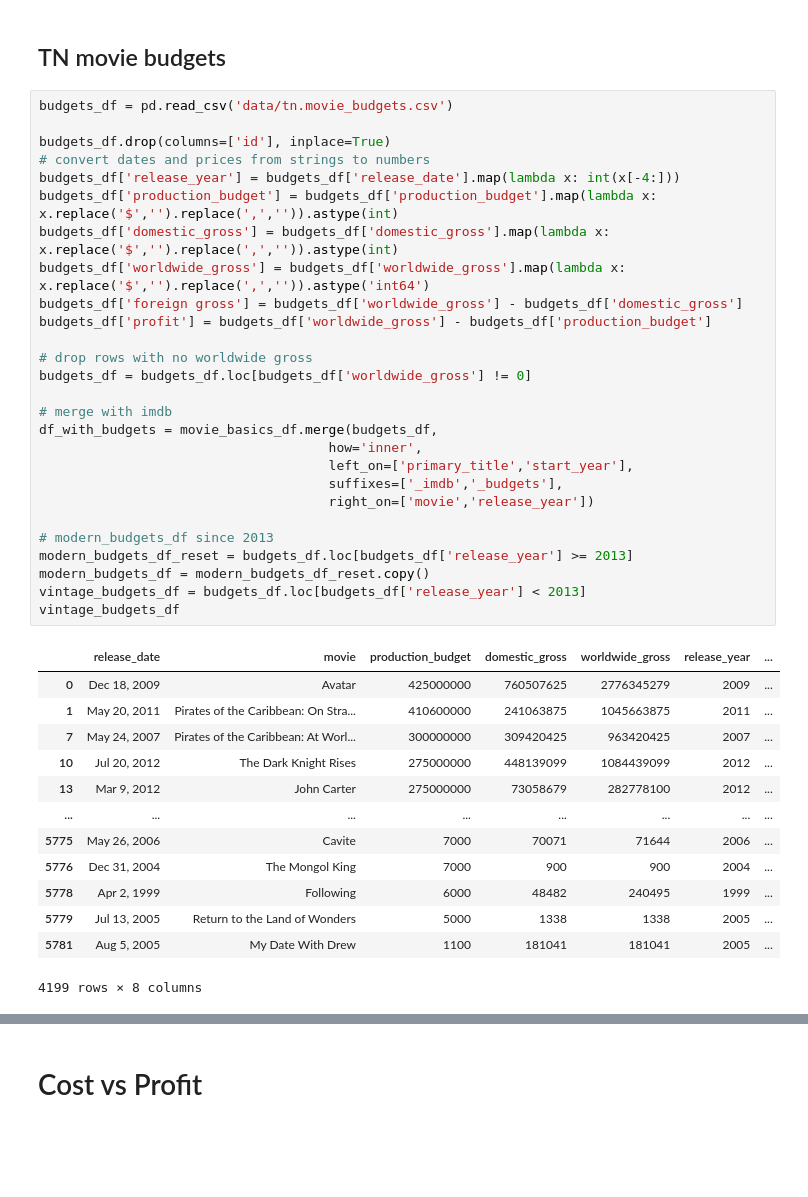
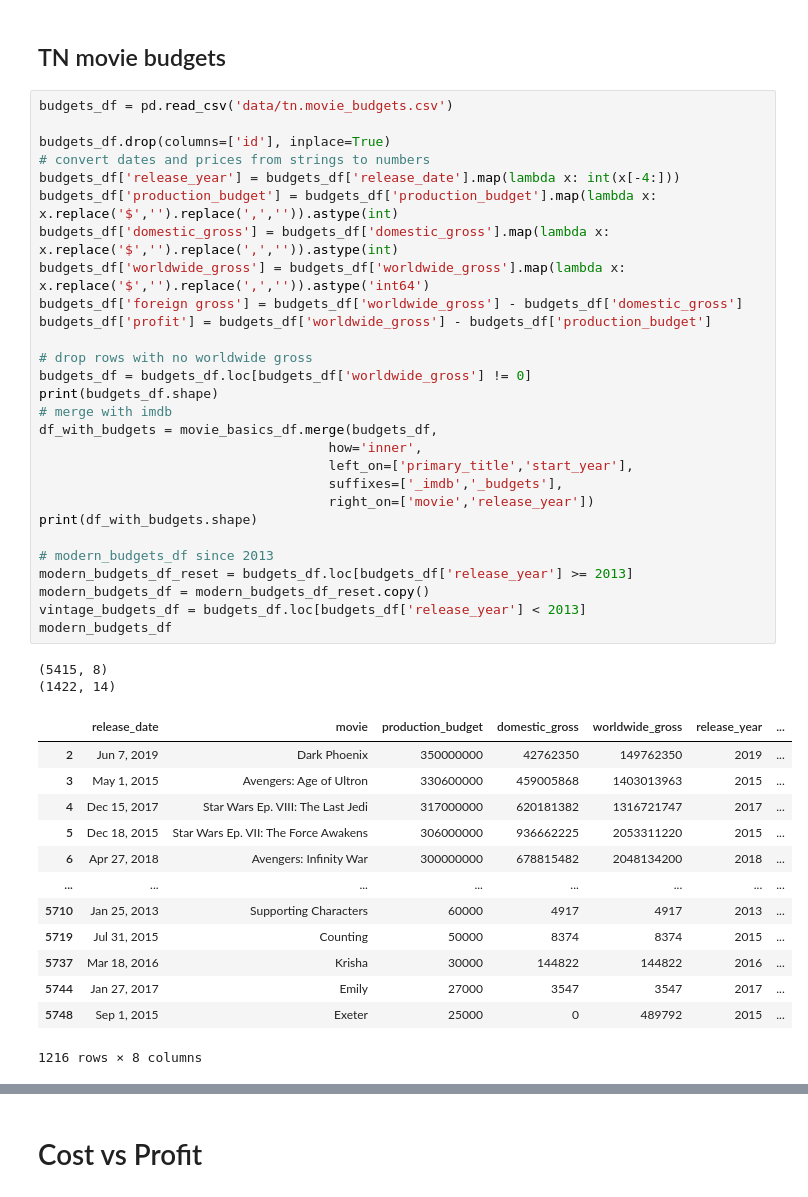
Before and after one commit to alexanderdaffara/Movies_Insights_EDA, a Jupyter notebook: Alex-Notebook.ipynb, the cells around one changed output, grey strips where cells are left out. Saved outputs shown, nothing was run; the diff lists cells and outputs as text; blank space fills up the shorter version.

```diff
--- a/Alex-Notebook.ipynb
+++ b/Alex-Notebook.ipynb
@@ -164,44 +197,47 @@ df_with_gross
 # %%
 budgets_df = pd.read_csv('data/tn.movie_budgets.csv')
 
 budgets_df.drop(columns=['id'], inplace=True)
 # convert dates and prices from strings to numbers
 budgets_df['release_year'] = budgets_df['release_date'].map(lambda x: int(x[-4:]))
 budgets_df['production_budget'] = budgets_df['production_budget'].map(lambda x: x.replace('$','').replace(',','')).astype(int)
 budgets_df['domestic_gross'] = budgets_df['domestic_gross'].map(lambda x: x.replace('$','').replace(',','')).astype(int)
 budgets_df['worldwide_gross'] = budgets_df['worldwide_gross'].map(lambda x: x.replace('$','').replace(',','')).astype('int64')
 budgets_df['foreign gross'] = budgets_df['worldwide_gross'] - budgets_df['domestic_gross']
 budgets_df['profit'] = budgets_df['worldwide_gross'] - budgets_df['production_budget']
 
 # drop rows with no worldwide gross
 budgets_df = budgets_df.loc[budgets_df['worldwide_gross'] != 0]
-
+print(budgets_df.shape)
 # merge with imdb
 df_with_budgets = movie_basics_df.merge(budgets_df,
                                      how='inner',
                                      left_on=['primary_title','start_year'],
                                      suffixes=['_imdb','_budgets'],
                                      right_on=['movie','release_year'])
+print(df_with_budgets.shape)
 
 # modern_budgets_df since 2013
 modern_budgets_df_reset = budgets_df.loc[budgets_df['release_year'] >= 2013]
 modern_budgets_df = modern_budgets_df_reset.copy()
 vintage_budgets_df = budgets_df.loc[budgets_df['release_year'] < 2013]
-vintage_budgets_df
+modern_budgets_df
 # %% [output]
+(5415, 8)
+(1422, 14)
 |  | release_date | movie | production_budget | domestic_gross | worldwide_gross | release_year | ... |
-| 0 | Dec 18, 2009 | Avatar | 425000000 | 760507625 | 2776345279 | 2009 | ... |
-| 1 | May 20, 2011 | Pirates of the Caribbean: On Stra... | 410600000 | 241063875 | 1045663875 | 2011 | ... |
-| 7 | May 24, 2007 | Pirates of the Caribbean: At Worl... | 300000000 | 309420425 | 963420425 | 2007 | ... |
-| 10 | Jul 20, 2012 | The Dark Knight Rises | 275000000 | 448139099 | 1084439099 | 2012 | ... |
-| 13 | Mar 9, 2012 | John Carter | 275000000 | 73058679 | 282778100 | 2012 | ... |
+| 2 | Jun 7, 2019 | Dark Phoenix | 350000000 | 42762350 | 149762350 | 2019 | ... |
+| 3 | May 1, 2015 | Avengers: Age of Ultron | 330600000 | 459005868 | 1403013963 | 2015 | ... |
+| 4 | Dec 15, 2017 | Star Wars Ep. VIII: The Last Jedi | 317000000 | 620181382 | 1316721747 | 2017 | ... |
+| 5 | Dec 18, 2015 | Star Wars Ep. VII: The Force Awakens | 306000000 | 936662225 | 2053311220 | 2015 | ... |
+| 6 | Apr 27, 2018 | Avengers: Infinity War | 300000000 | 678815482 | 2048134200 | 2018 | ... |
 | ... | ... | ... | ... | ... | ... | ... | ... |
-| 5775 | May 26, 2006 | Cavite | 7000 | 70071 | 71644 | 2006 | ... |
-| 5776 | Dec 31, 2004 | The Mongol King | 7000 | 900 | 900 | 2004 | ... |
-| 5778 | Apr 2, 1999 | Following | 6000 | 48482 | 240495 | 1999 | ... |
-| 5779 | Jul 13, 2005 | Return to the Land of Wonders | 5000 | 1338 | 1338 | 2005 | ... |
-| 5781 | Aug 5, 2005 | My Date With Drew | 1100 | 181041 | 181041 | 2005 | ... |
+| 5710 | Jan 25, 2013 | Supporting Characters | 60000 | 4917 | 4917 | 2013 | ... |
+| 5719 | Jul 31, 2015 | Counting | 50000 | 8374 | 8374 | 2015 | ... |
+| 5737 | Mar 18, 2016 | Krisha | 30000 | 144822 | 144822 | 2016 | ... |
+| 5744 | Jan 27, 2017 | Emily | 27000 | 3547 | 3547 | 2017 | ... |
+| 5748 | Sep 1, 2015 | Exeter | 25000 | 0 | 489792 | 2015 | ... |
-4199 rows × 8 columns
+1216 rows × 8 columns
 # %%
 fig, ax = plt.subplots(figsize=(10,5))
 data = modern_budgets_df.release_year.value_counts()
```
Also changed, not shown: parts of 36 cells of this notebook.
